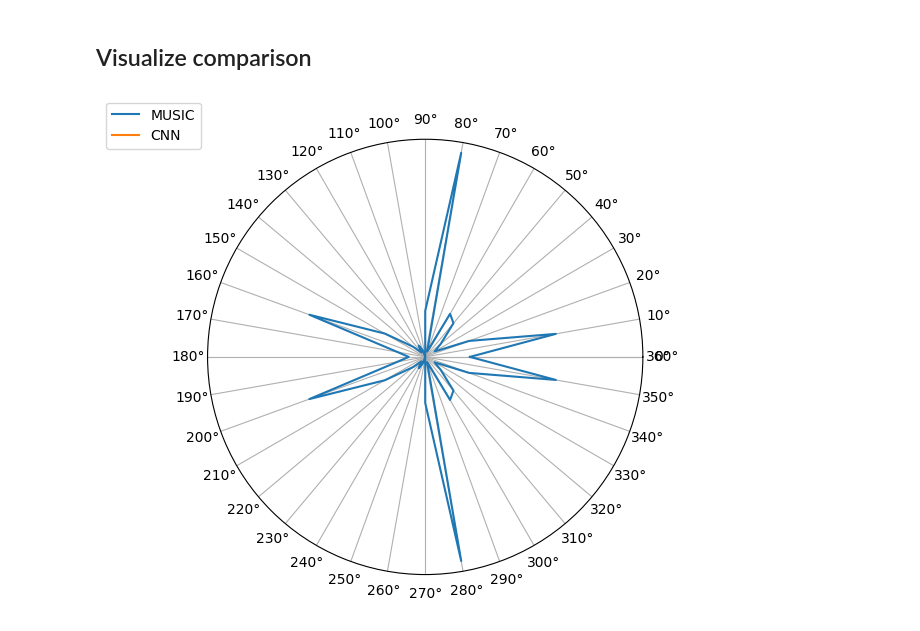
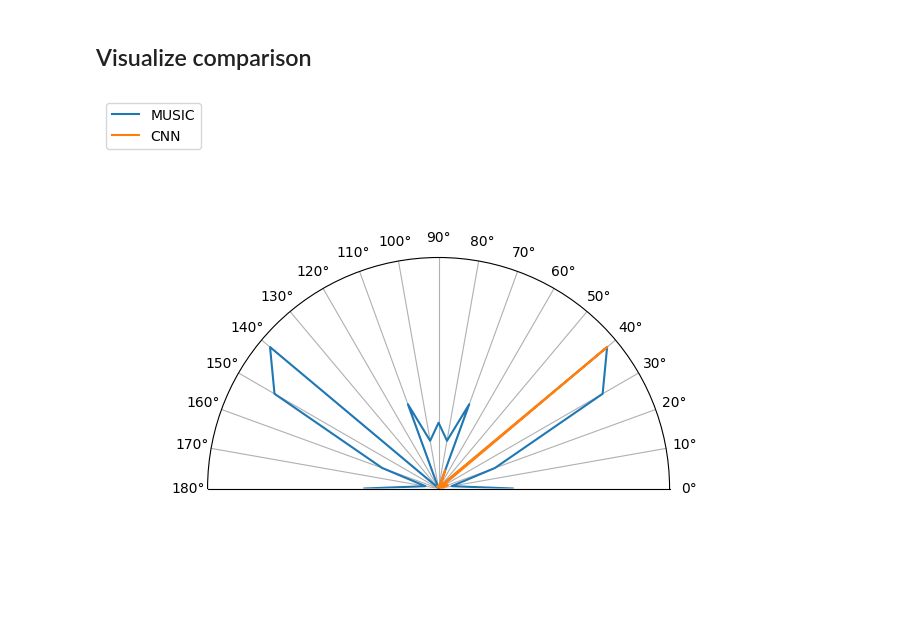
Before and after one commit to AlexandraPosta/sound-localization, a Jupyter notebook: notebooks/Comparison.ipynb, the cells around one changed output. Drawn from its saved outputs; the diff is of its cells as text; code cells hidden in the pictures.

```diff
--- a/notebooks/Comparison.ipynb
+++ b/notebooks/Comparison.ipynb
@@ -7,11 +7,18 @@ import numpy as np
 from scipy.io import wavfile
 import matplotlib.pyplot as plt
 from matplotlib import rc
+import pandas as pd
+
+import pyroomacoustics as pra
+from pyroomacoustics.transform import stft
 
 SAMPLES = 2048
 STEP = 1024
 
-AUDIO_PATH = '..\\data\\full_circle\\0.001\\test_angle_280_dist_200_room_medium_arctic_a0200.wav'
+GRID = 180
+ANGLE = 40
+
+AUDIO_PATH = f'..\\data\\half_circle\\0.001\\test_angle_{ANGLE}_dist_200_room_medium_arctic_a0200.wav'
 # %% [markdown]
 ## Utils
 # %%
@@ -29,7 +35,7 @@ observation = stft.analysis(wav_signals, L=fft, hop=overlap)
 X = np.transpose(observation, axes=[2, 1, 0])
 
 mic_pos=np.c_[[7/2+0.1, 0, 0],[7/2-0.1, 0, 0]]
-doa = pra.doa.MUSIC(mic_pos, fs, nfft=fft, n_grid=(grid // 10), num_src=1)
+doa = pra.doa.MUSIC(mic_pos, fs, nfft=fft, n_grid=(GRID // 10), num_src=1)
 doa.locate_sources(X)
 pred = doa.azimuth_recon[0]
 
@@ -46,11 +52,11 @@ CNN = pd.read_csv('../comparison/CNN_spectrum.csv')
 data = np.array([])
 
 for i in range(len(CNN)):
-    if CNN.loc[i, 'y_true'] == 280:
+    if CNN.loc[i, 'y_true'] == ANGLE:
         data = np.append(data, CNN['y_pred'][i])
 
 # Get the spectrum
-angle_pp = list(range(0, grid + 1, 10))
+angle_pp = list(range(0, GRID + 1, 10))
 instance = np.array([])
 CNN_spectrum = np.array([])
 
@@ -65,26 +71,26 @@ norm_array = (instance - min_val) / (max_val - min_val)
 # %%
 fig = plt.figure(figsize=(6, 6))
 ax = fig.add_subplot(polar=True)
 
 # Set the theta values from 0 to pi
-theta = np.linspace(0, (grid*np.pi/180), num=37)
+theta = np.linspace(0, (GRID*np.pi/180), num=19)
 
 # Plot the circle
 ax.plot(theta, c_dirty_img, label='MUSIC')
 ax.plot(theta, norm_array, label='CNN')
 
 # Set the labels and title of the plot
 ax.set_thetamin(0)
 ax.set_thetamax(180)
-ax.set_thetagrids(range(0, grid + 1, 10)) # set the gridlines
+ax.set_thetagrids(range(0, GRID + 1, 10)) # set the gridlines
 ax.set_rticks([])
 
 # Add a legend
 lines, labels = ax.get_legend_handles_labels()
 ax.legend(lines, labels, loc=0, ncol=1, bbox_to_anchor=(0, 1.1))
 
 plt.show()
 # %% [output]
-[figure, old version]
+[figure, new version]
 # %%
 # Generate data for the x-axis
```
Also changed, not shown: parts of 2 cells of this notebook, 10 other files.
